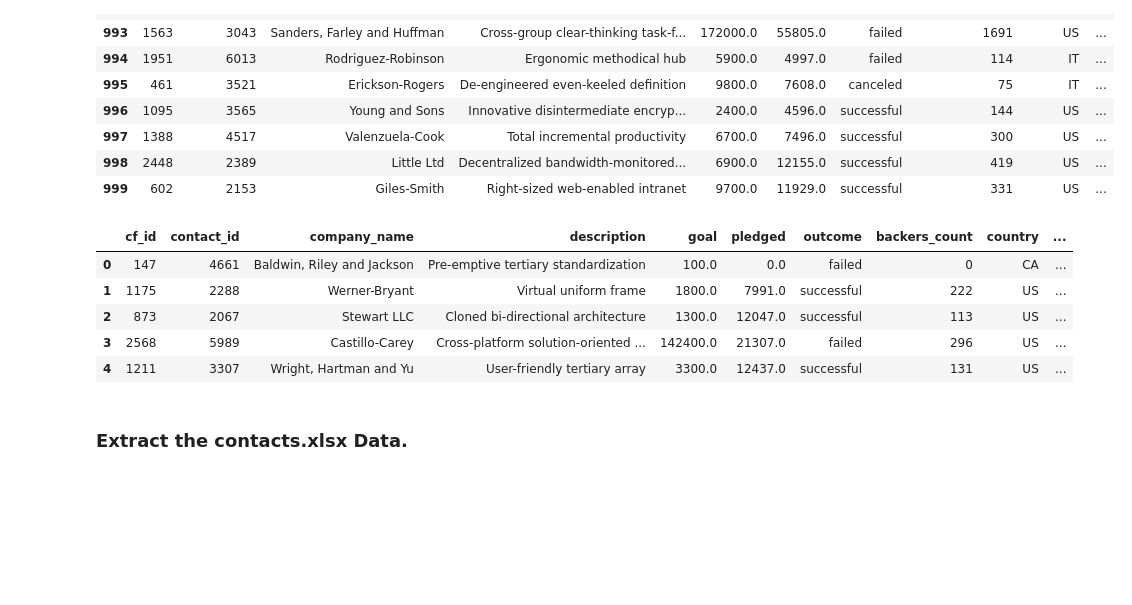
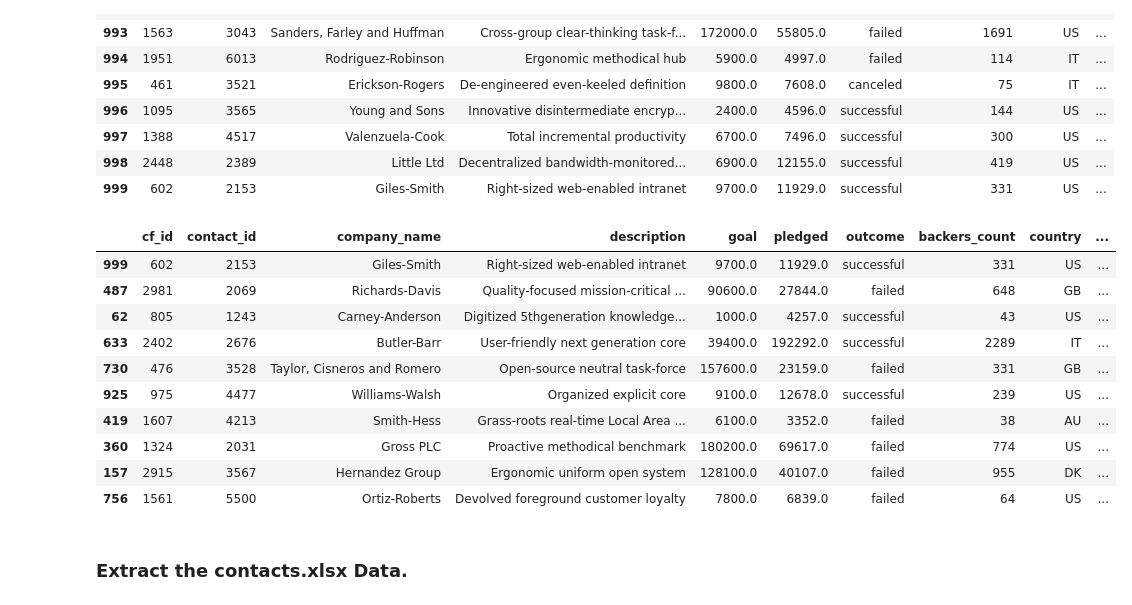
Before and after one commit to Ghoehn3/Crowdfunding_ETL, a Jupyter notebook: ETL_Mini_Project_BRopp_GHoehn.ipynb.ipynb, the cells around one changed output. Saved outputs shown, nothing was run; the diff lists cells and outputs as text; code cells hidden in the pictures; blank space fills up the shorter version.

```diff
--- a/ETL_Mini_Project_BRopp_GHoehn.ipynb.ipynb
+++ b/ETL_Mini_Project_BRopp_GHoehn.ipynb.ipynb
@@ -281,15 +281,20 @@ merged_df.tail(10)
 # %%
 # Drop unwanted columns
 merged_df = merged_df.drop(columns=['category & sub-category', 'category', 'sub_category', 'spotlight', 'staff_pick'])
 campaign_cleaned = merged_df.copy()
-campaign_cleaned.head()
+campaign_cleaned.sample(10)
 # %% [output]
 |  | cf_id | contact_id | company_name | description | goal | pledged | outcome | backers_count | country | ... |
-| 0 | 147 | 4661 | Baldwin, Riley and Jackson | Pre-emptive tertiary standardization | 100.0 | 0.0 | failed | 0 | CA | ... |
-| 1 | 1175 | 2288 | Werner-Bryant | Virtual uniform frame | 1800.0 | 7991.0 | successful | 222 | US | ... |
-| 2 | 873 | 2067 | Stewart LLC | Cloned bi-directional architecture | 1300.0 | 12047.0 | successful | 113 | US | ... |
-| 3 | 2568 | 5989 | Castillo-Carey | Cross-platform solution-oriented ... | 142400.0 | 21307.0 | failed | 296 | US | ... |
-| 4 | 1211 | 3307 | Wright, Hartman and Yu | User-friendly tertiary array | 3300.0 | 12437.0 | successful | 131 | US | ... |
+| 999 | 602 | 2153 | Giles-Smith | Right-sized web-enabled intranet | 9700.0 | 11929.0 | successful | 331 | US | ... |
+| 487 | 2981 | 2069 | Richards-Davis | Quality-focused mission-critical ... | 90600.0 | 27844.0 | failed | 648 | GB | ... |
+| 62 | 805 | 1243 | Carney-Anderson | Digitized 5thgeneration knowledge... | 1000.0 | 4257.0 | successful | 43 | US | ... |
+| 633 | 2402 | 2676 | Butler-Barr | User-friendly next generation core | 39400.0 | 192292.0 | successful | 2289 | IT | ... |
+| 730 | 476 | 3528 | Taylor, Cisneros and Romero | Open-source neutral task-force | 157600.0 | 23159.0 | failed | 331 | GB | ... |
+| 925 | 975 | 4477 | Williams-Walsh | Organized explicit core | 9100.0 | 12678.0 | successful | 239 | US | ... |
+| 419 | 1607 | 4213 | Smith-Hess | Grass-roots real-time Local Area ... | 6100.0 | 3352.0 | failed | 38 | AU | ... |
+| 360 | 1324 | 2031 | Gross PLC | Proactive methodical benchmark | 180200.0 | 69617.0 | failed | 774 | US | ... |
+| 157 | 2915 | 3567 | Hernandez Group | Ergonomic uniform open system | 128100.0 | 40107.0 | failed | 955 | DK | ... |
+| 756 | 1561 | 5500 | Ortiz-Roberts | Devolved foreground customer loyalty | 7800.0 | 6839.0 | failed | 64 | US | ... |
 # %%
 # Export the DataFrame as a CSV file.
 campaign_cleaned.to_csv("Resources/campaign.csv", index=False)
```
Also changed, not shown: parts of 2 cells of this notebook, 9 other files.
